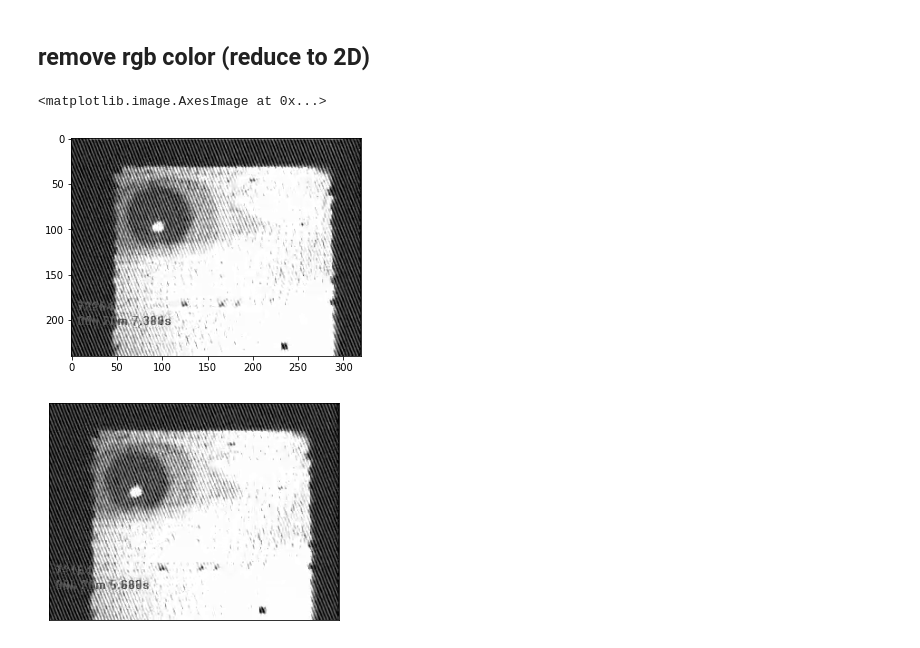
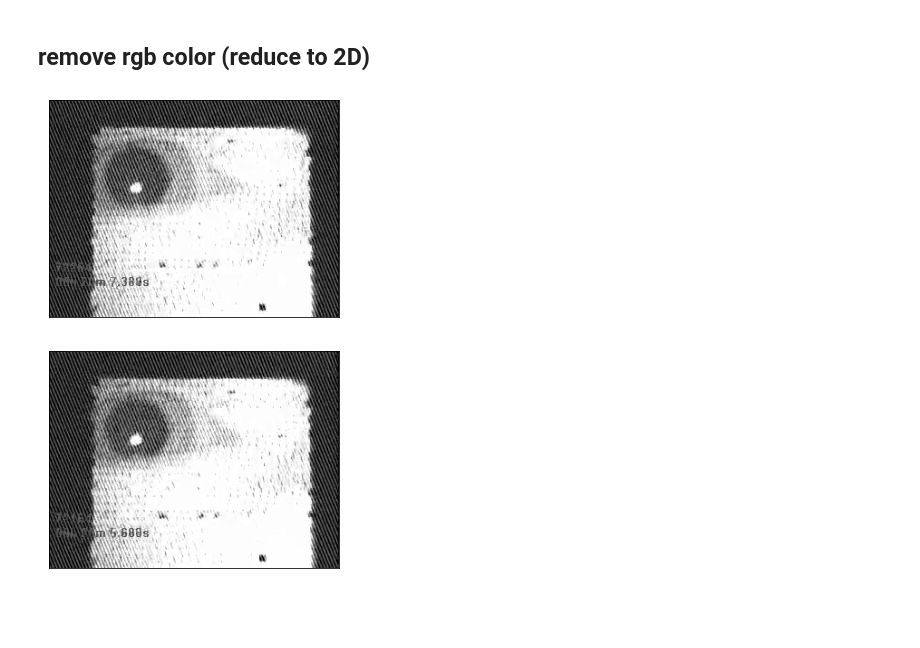
Before and after one commit to Tian99/Robust-eye-gaze-tracker, a Jupyter notebook: doc/Report-wf2020-10-22.ipynb, the cells around one changed output. Saved outputs shown, nothing was run; the diff lists cells and outputs as text; code cells hidden in the pictures; blank space fills up the shorter version.

```diff
--- a/doc/Report-wf2020-10-22.ipynb
+++ b/doc/Report-wf2020-10-22.ipynb
@@ -110,11 +112,9 @@ i = np.where(mask>0)
 # %%
 # meaning the colors does a good job keeping gray...gray
 x=np.mean(frames[0],axis=2)
-plt.gray() # set implot color scale to gray -- otherwise we get a heatmap of our gray image
-plt.imshow(x)
+cvplt(x)
 # %% [output]
-<matplotlib.image.AxesImage at 0x...>
-[figure, old version]
+[figure, new version]
 # %%
 def get_frame_sm_gray(i):
     "frame at pos"
```
Also changed, not shown: parts of 12 cells of this notebook.
